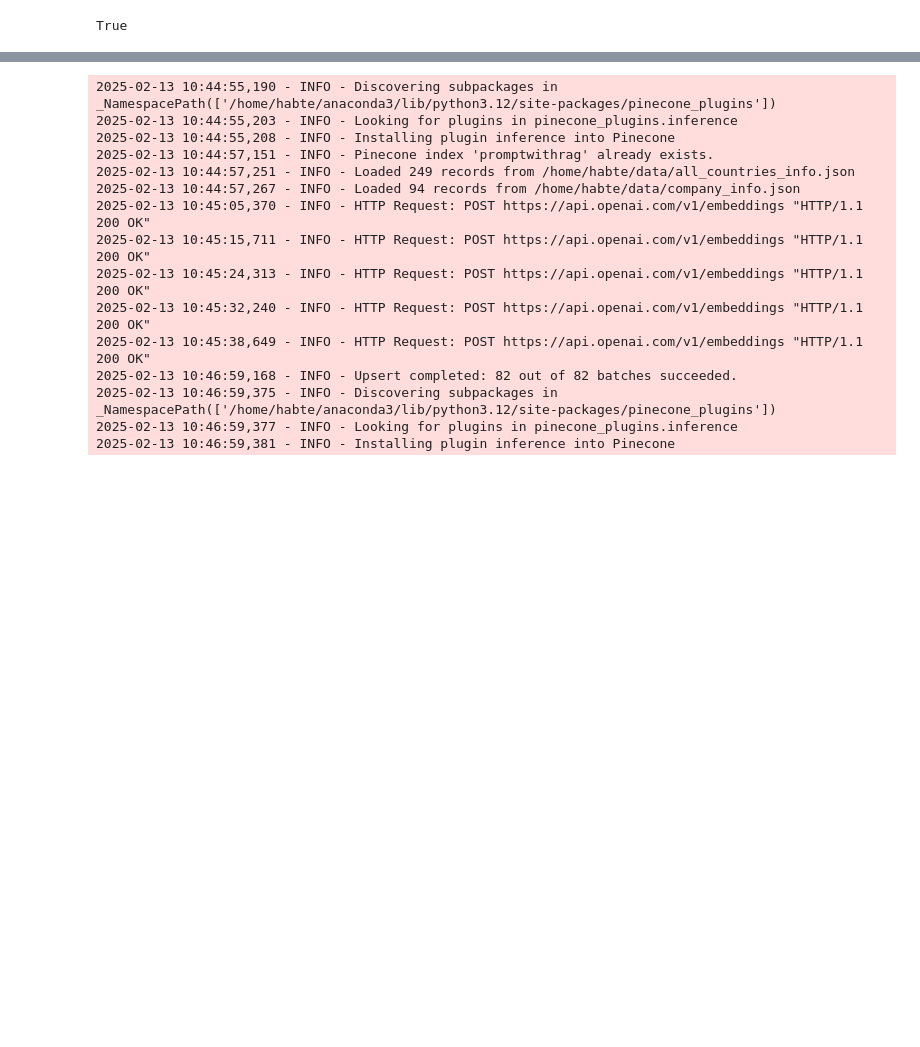
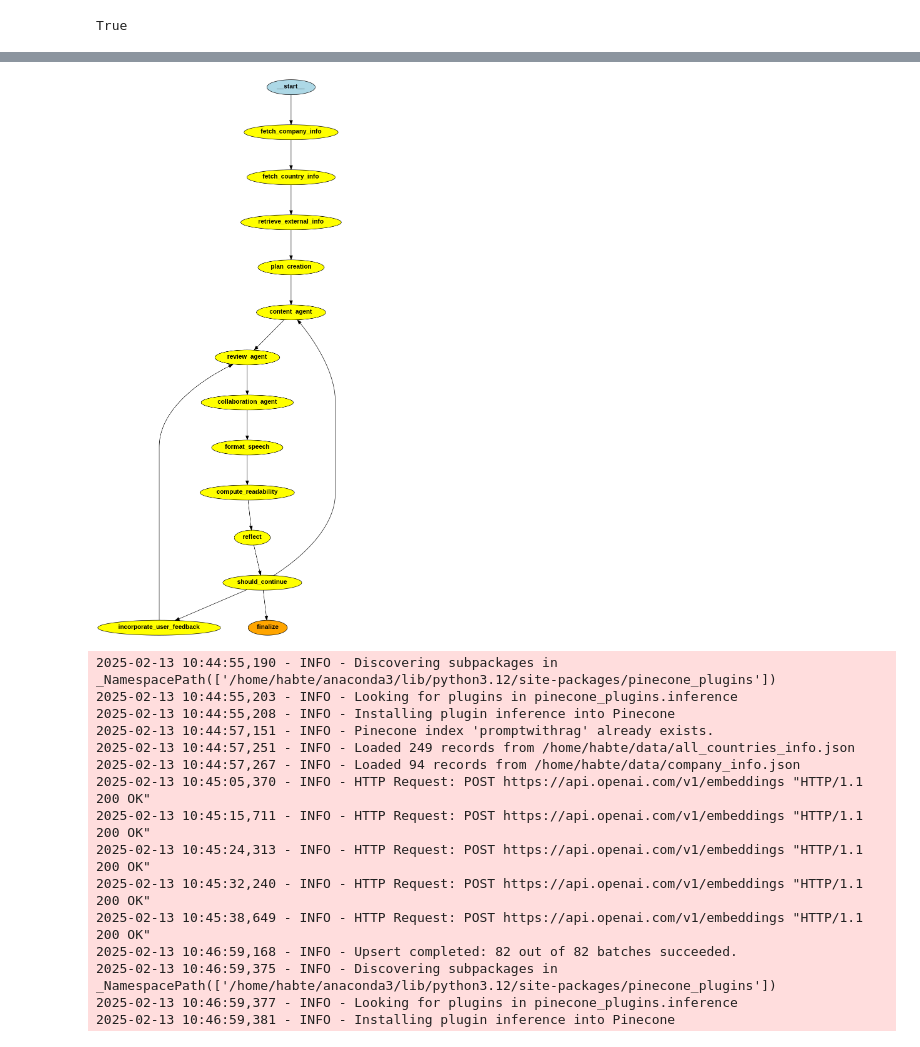
Before and after one commit to HabtamuFeyera/InfoSpeakAI, a Jupyter notebook: AI_agent_speech_generation.ipynb, the cells around one changed output, grey strips where cells are left out. Drawn from its saved outputs; the diff is of its cells as text; code cells hidden in the pictures; blank space fills up the shorter version.

```diff
--- a/11.ipynb
+++ b/AI_agent_speech_generation.ipynb
@@ -6 +620,9 @@ True
+# %%
+workflow_graph = build_workflow_graph()
+# %%
+from IPython.display import Image, display
+png_data = workflow_graph.get_graph().draw_png()
+display(Image(png_data))
+# %% [output]
+[figure, added]
 # %%
```
Also changed, not shown: parts of 7 cells of this notebook.
